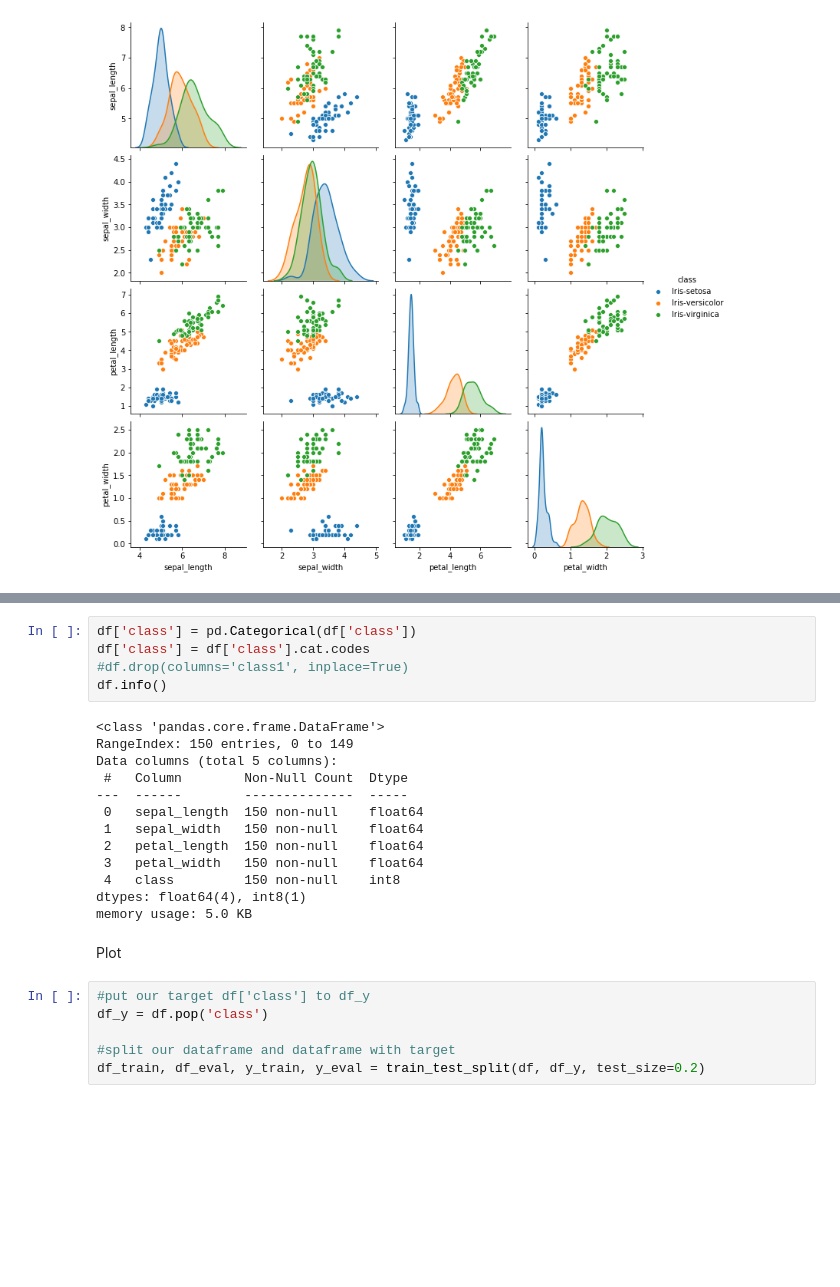
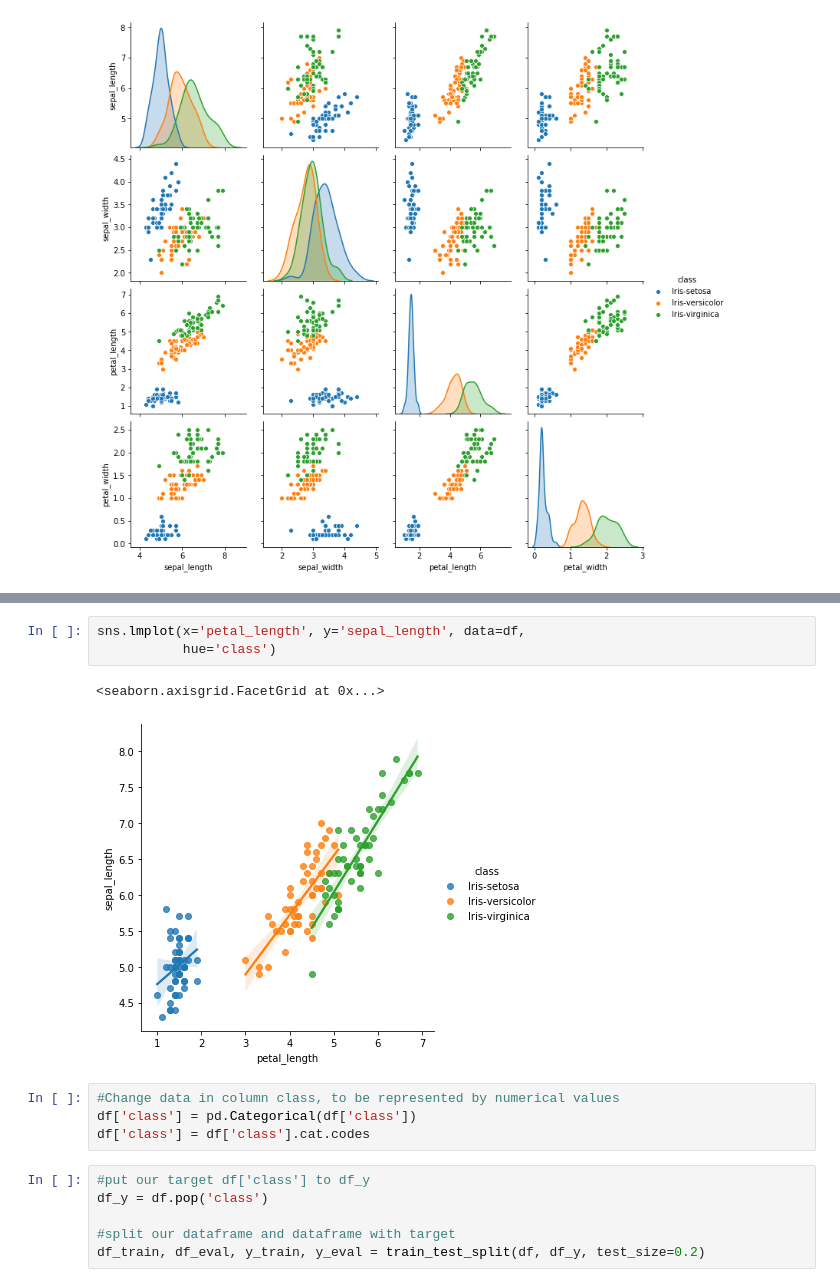
Before and after one commit to AdrianLabuda/Iris-ML, a Jupyter notebook: iris.ipynb, the cells around one changed output, grey strips where cells are left out. Saved outputs shown, nothing was run; the diff lists cells and outputs as text; blank space fills up the shorter version.

```diff
--- a/iris.ipynb
+++ b/iris.ipynb
@@ -51,23 +100,13 @@ df.corr()
+# %%
+sns.lmplot(x='petal_length', y='sepal_length', data=df,
+           hue='class')
+# %% [output]
+<seaborn.axisgrid.FacetGrid at 0x...>
+[figure, added]
 # %%
+#Change data in column class, to be represented by numerical values
 df['class'] = pd.Categorical(df['class'])
 df['class'] = df['class'].cat.codes
-#df.drop(columns='class1', inplace=True)
-df.info()
-# %% [output]
-<class 'pandas.core.frame.DataFrame'>
-RangeIndex: 150 entries, 0 to 149
-Data columns (total 5 columns):
- #   Column        Non-Null Count  Dtype
----  ------        --------------  -----
- 0   sepal_length  150 non-null    float64
- 1   sepal_width   150 non-null    float64
- 2   petal_length  150 non-null    float64
- 3   petal_width   150 non-null    float64
- 4   class         150 non-null    int8
-dtypes: float64(4), int8(1)
-memory usage: 5.0 KB
-# %% [markdown]
-Plot
 # %%
 #put our target df['class'] to df_y
 df_y = df.pop('class')
```
Also changed, not shown: parts of 17 cells of this notebook.
